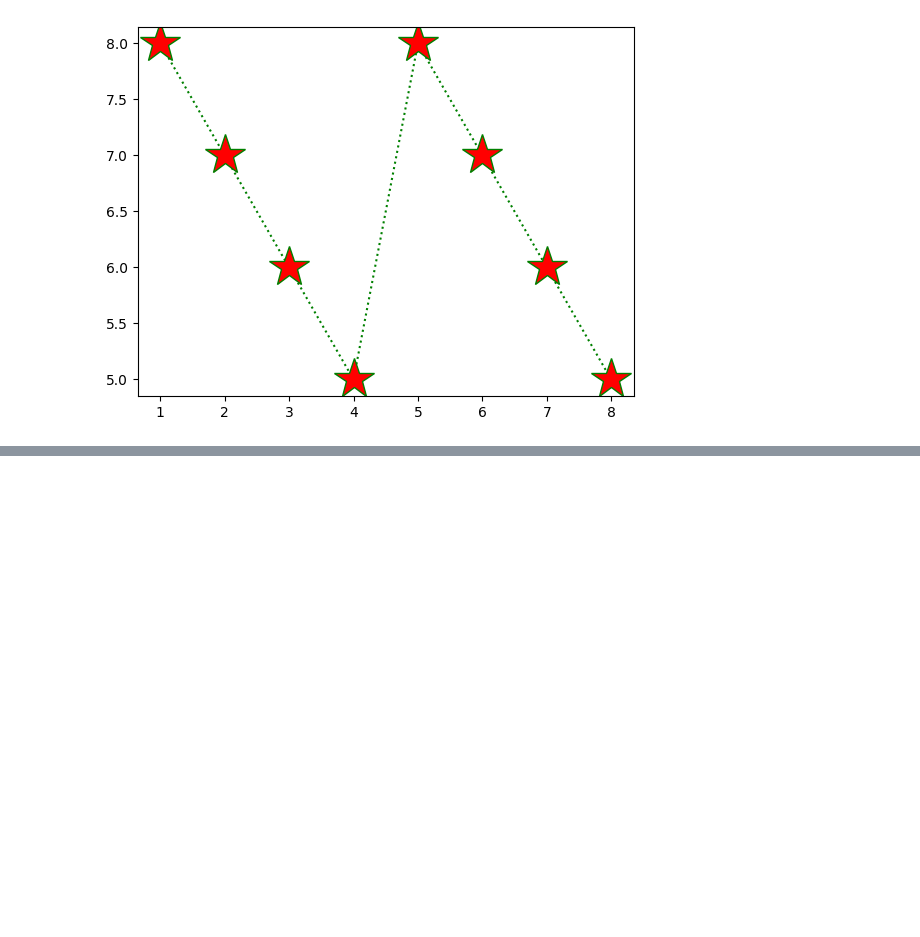
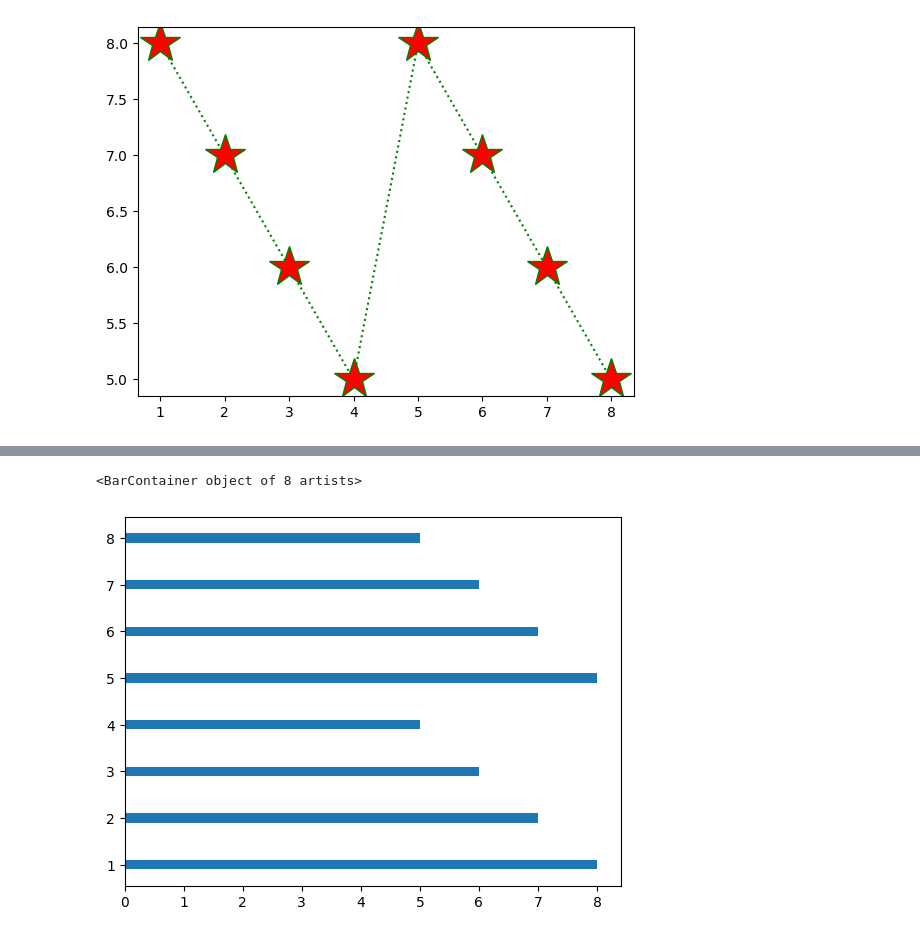
Before and after one commit to sachin09999/data-science, a Jupyter notebook: matplotlib/matplot.ipynb, the cells around one changed output, grey strips where cells are left out. Saved outputs shown, nothing was run; the diff lists cells and outputs as text; code cells hidden in the pictures; blank space fills up the shorter version.

```diff
--- a/matplotlib/matplot.ipynb
+++ b/matplotlib/matplot.ipynb
@@ -54,0 +62,5 @@ Text(0, 0.5, 'y axis')
+# %%
+plt.barh(a,b,height=0.2)
+# %% [output]
+<BarContainer object of 8 artists>
+[figure, added]
```
Also changed, not shown: parts of 24 cells of this notebook, 6 other files.
